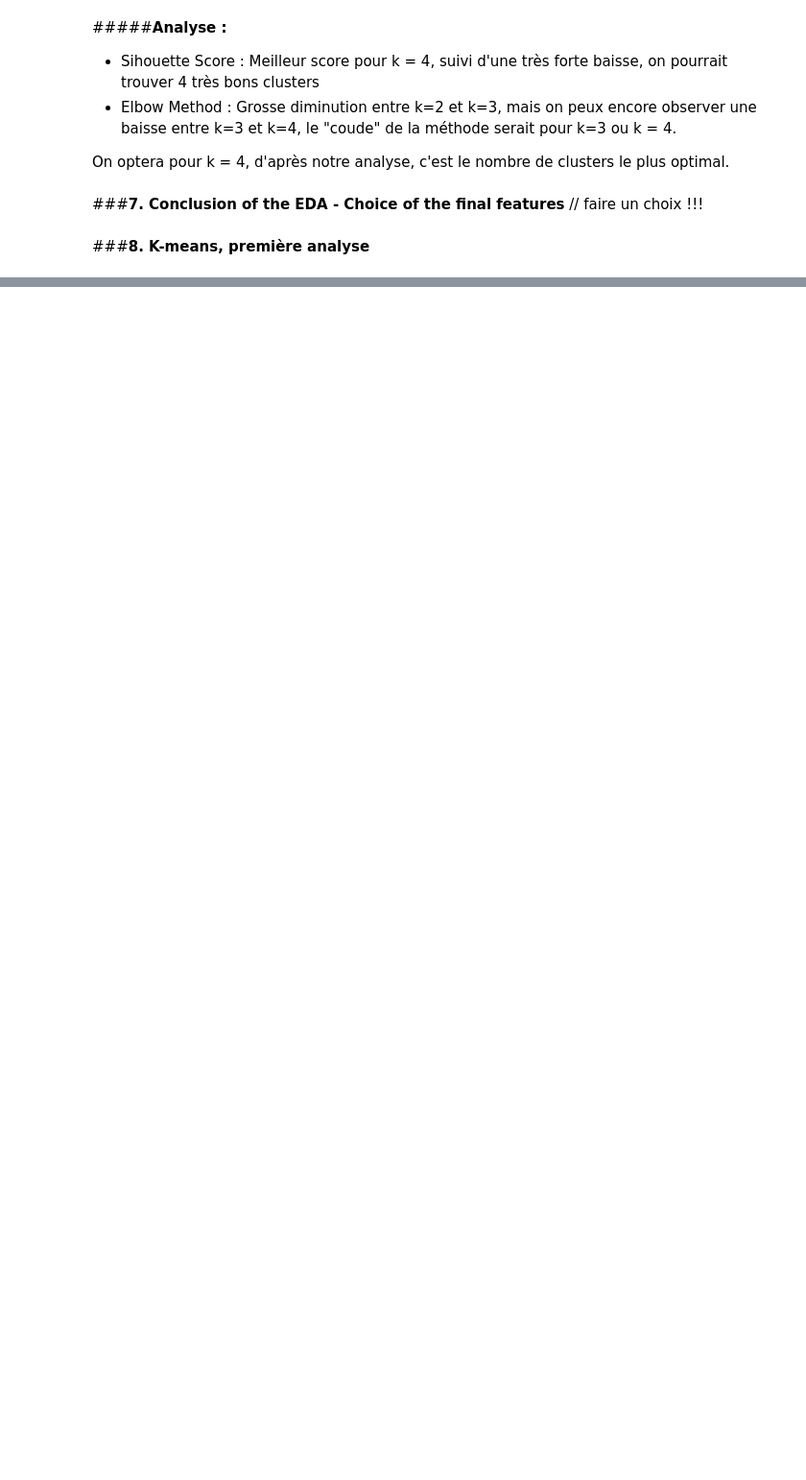
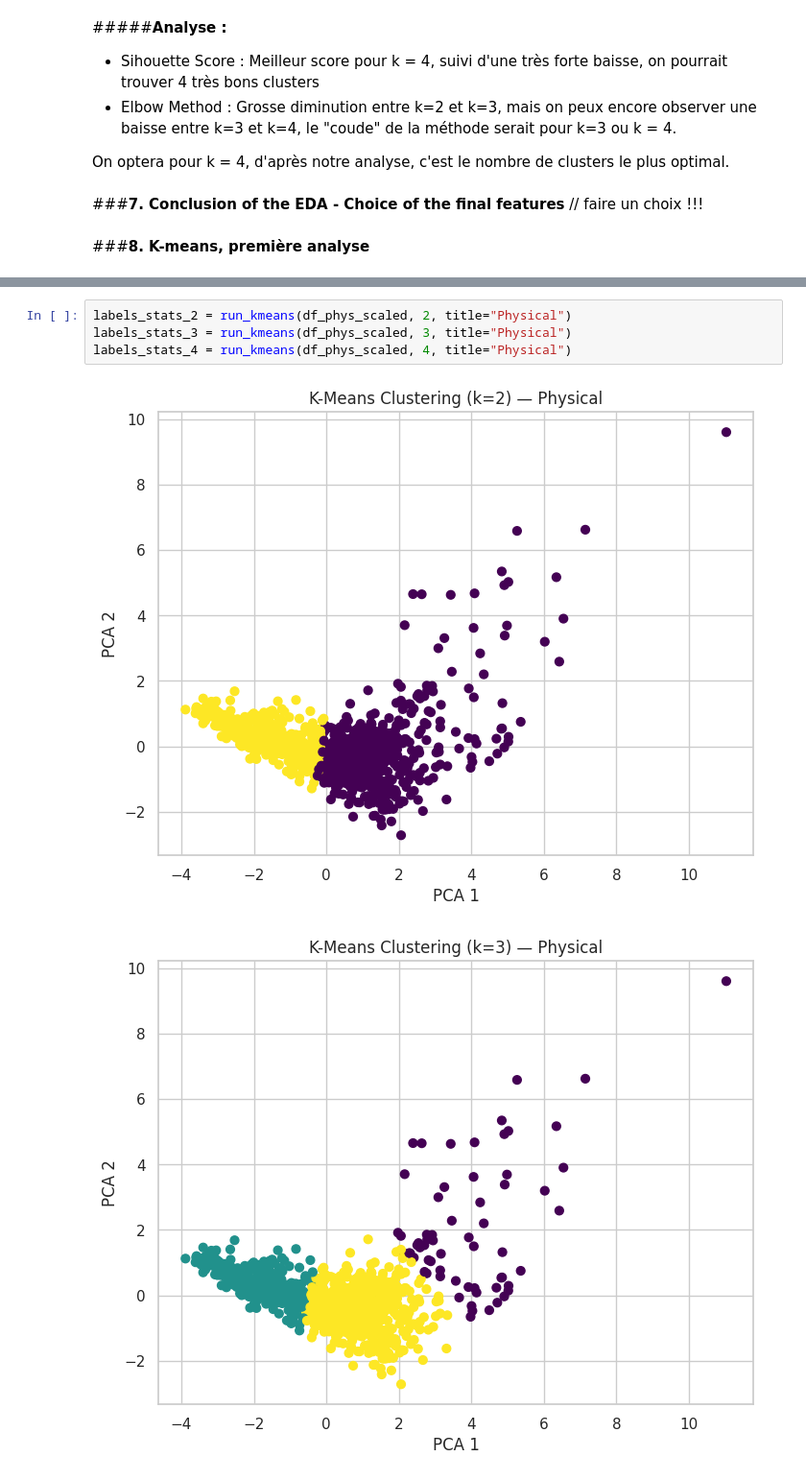
Before and after one commit to NathanaelLUCETTE/projet_ML, a Jupyter notebook: pokemon_clustering_project.ipynb, the cells around one changed output, grey strips where cells are left out. Shown at 96% size. Cells and saved outputs as stored; diff of their text form; blank space fills up the shorter version.

```diff
--- a/pokemon_clustering_project.ipynb
+++ b/pokemon_clustering_project.ipynb
@@ -644,0 +681,7 @@ On optera pour k = 4, d'après notre analyse, c'est le nombre de clusters le plu
+# %%
+labels_stats_2 = run_kmeans(df_phys_scaled, 2, title="Physical")
+labels_stats_3 = run_kmeans(df_phys_scaled, 3, title="Physical")
+labels_stats_4 = run_kmeans(df_phys_scaled, 4, title="Physical")
+# %% [output]
+[figure, added]
+[figure, added]
```
Also changed, not shown: parts of 7 cells of this notebook.
